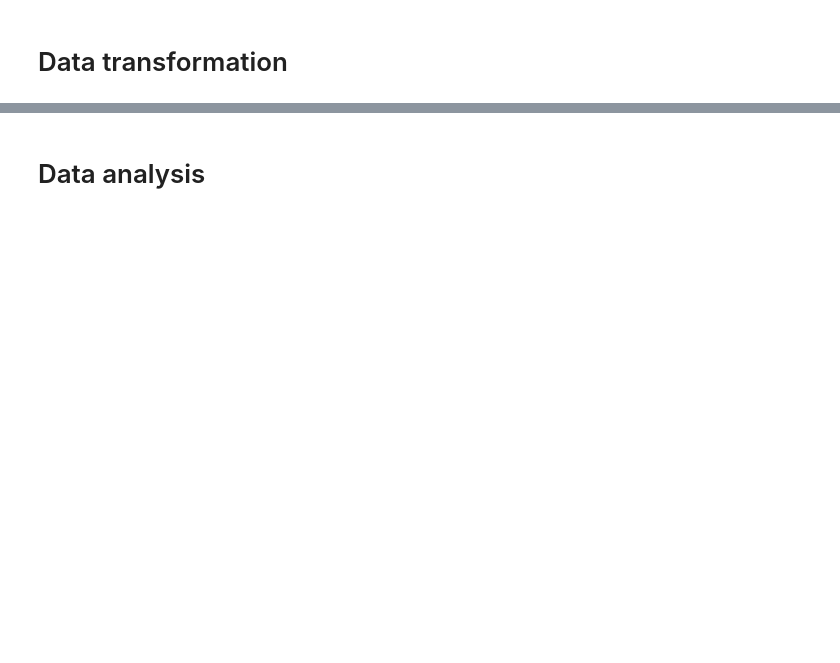
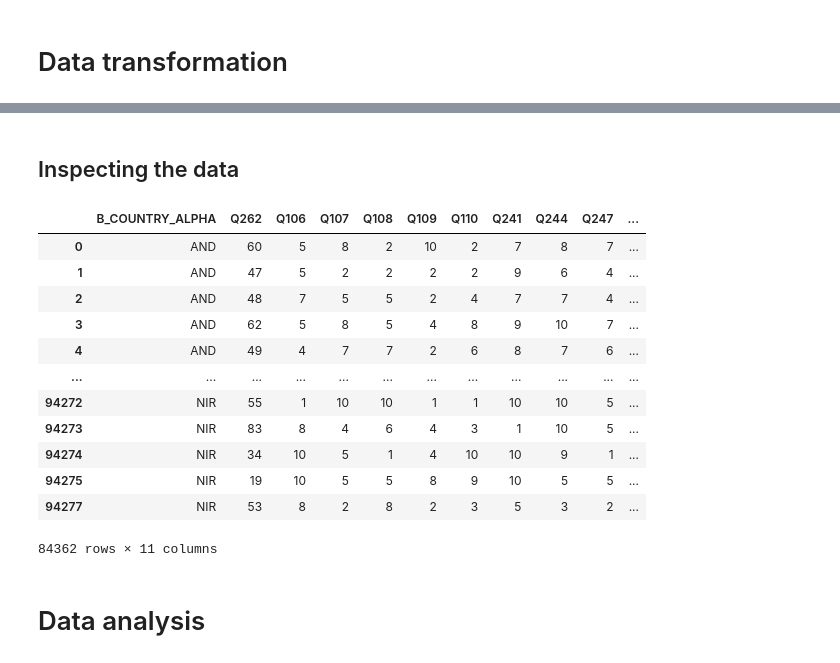
Before and after one commit to JohnH99/the-political-spectrum-in-crosscultural-perspective, a Jupyter notebook: data_analysis_cross_cultural_political_spectrum.ipynb, the cells around one changed output, grey strips where cells are left out. Saved outputs shown, nothing was run; the diff lists cells and outputs as text; code cells hidden in the pictures; blank space fills up the shorter version.

```diff
--- a/data_analysis_cross_cultural_political_spectrum.ipynb
+++ b/data_analysis_cross_cultural_political_spectrum.ipynb
@@ -12,7 +12,7 @@ The data for measuring social and political attitudes is provided by global surv
 # %% [markdown]
 ### World Values Survey (WVS)
 # %%
-wvs7 = pd.read_csv('WVS_Cross-National_Wave_7_csv_v4_0.csv', dtype={519: 'str', 520: 'str', 521: 'str', 522: 'str'})
+wvs7 = pd.read_csv('WVS_Cross-National_Wave_7_csv_v5_0.csv', dtype={519: 'str', 520: 'str', 521: 'str', 522: 'str'})
 # %%
 print(wvs7.iloc[:,519])
 print(wvs7.iloc[:,520])
@@ -113,9 +130,9 @@ print(spring_2019.head(5))
 # %% [markdown]
 ### World Values Survey (WVS)
 # %%
-#demographics
+wvs7_selected = wvs7.loc[:, ['B_COUNTRY_ALPHA', 'Q262', #demographics
 #liberalism vs. authoritarianism
-#socialism vs. capitalism
+'Q106', 'Q107', 'Q108', 'Q109', 'Q110', 'Q241', 'Q244', 'Q247']]  #socialism vs. free market
 #progressivism vs. conservatism
 #science
 #religion
@@ -130,0 +164,10 @@ pandas.core.indexes.base.Index
+# %%
+wvs7_clean = wvs7_selected.loc[(wvs7_selected['Q262'] > 0) &
+                  (wvs7_selected['Q106'] > 0) &
+                  (wvs7_selected['Q107'] > 0) &
+                  (wvs7_selected['Q108'] > 0) &
+                  (wvs7_selected['Q109'] > 0) &
+                  (wvs7_selected['Q110'] > 0) &
+                  (wvs7_selected['Q241'] > 0) &
+                  (wvs7_selected['Q244'] > 0) &
+                  (wvs7_selected['Q247'] > 0)]
@@ -130,0 +176,2 @@ pandas.core.indexes.base.Index
+# %%
+wvs7_clean['free_market'] = (wvs7_clean['Q106'] + (wvs7_clean['Q107']*-1+10) + wvs7_clean['Q108'] + wvs7_clean['Q109'] + (wvs7_clean['Q110']*-1+10) + (wvs7_clean['Q241']*-1+10) + (wvs7_clean['Q244']*-1+10) + (wvs7_clean['Q247']*-1+10))/8
@@ -131,2 +184,20 @@ pandas.core.indexes.base.Index
+# %% [markdown]
+## Inspecting the data
+# %%
+wvs7_clean
+# %% [output]
+|  | B_COUNTRY_ALPHA | Q262 | Q106 | Q107 | Q108 | Q109 | Q110 | Q241 | Q244 | Q247 | ... |
+| 0 | AND | 60 | 5 | 8 | 2 | 10 | 2 | 7 | 8 | 7 | ... |
+| 1 | AND | 47 | 5 | 2 | 2 | 2 | 2 | 9 | 6 | 4 | ... |
+| 2 | AND | 48 | 7 | 5 | 5 | 2 | 4 | 7 | 7 | 4 | ... |
+| 3 | AND | 62 | 5 | 8 | 5 | 4 | 8 | 9 | 10 | 7 | ... |
+| 4 | AND | 49 | 4 | 7 | 7 | 2 | 6 | 8 | 7 | 6 | ... |
+| ... | ... | ... | ... | ... | ... | ... | ... | ... | ... | ... | ... |
+| 94272 | NIR | 55 | 1 | 10 | 10 | 1 | 1 | 10 | 10 | 5 | ... |
+| 94273 | NIR | 83 | 8 | 4 | 6 | 4 | 3 | 1 | 10 | 5 | ... |
+| 94274 | NIR | 34 | 10 | 5 | 1 | 4 | 10 | 10 | 9 | 1 | ... |
+| 94275 | NIR | 19 | 10 | 5 | 5 | 8 | 9 | 10 | 5 | 5 | ... |
+| 94277 | NIR | 53 | 8 | 2 | 8 | 2 | 3 | 5 | 3 | 2 | ... |
+84362 rows × 11 columns
 # %% [markdown]
 # Data analysis
```
Also changed, not shown: parts of 170 cells of this notebook.
